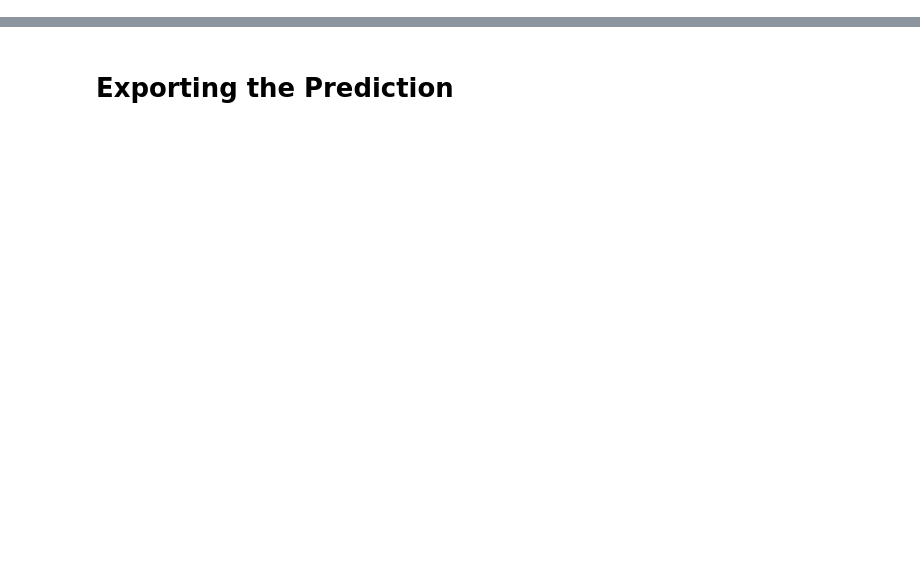
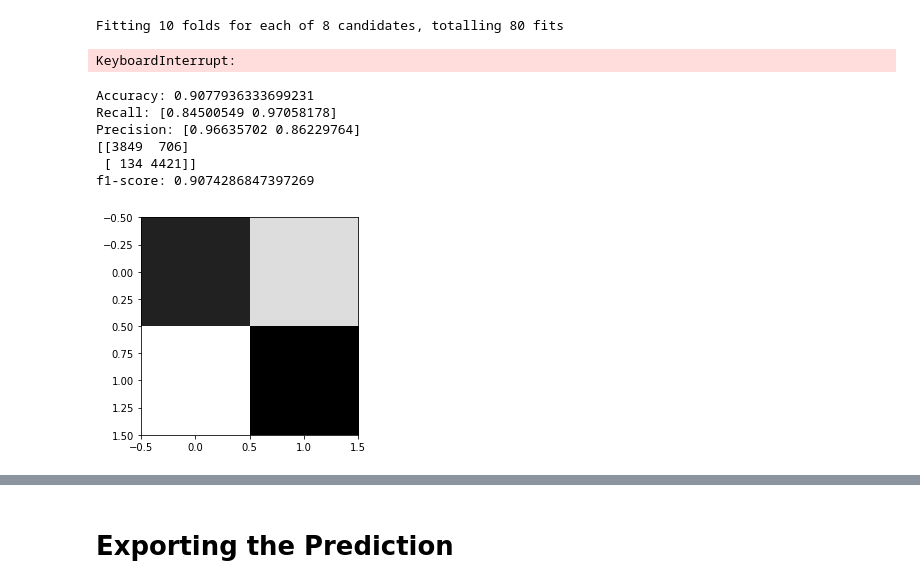
Before and after one commit to rdev12/Customer-Attrition-Prediction, a Jupyter notebook: Customer-Attrition.ipynb, the cells around one changed output, grey strips where cells are left out. Saved outputs shown, nothing was run; the diff lists cells and outputs as text; code cells hidden in the pictures; blank space fills up the shorter version.

```diff
--- a/Customer-Attrition.ipynb
+++ b/Customer-Attrition.ipynb
@@ -101,17 +131,28 @@ def grid_search(model,parameters):
 from sklearn.model_selection import GridSearchCV
 # %%
 from sklearn.ensemble import RandomForestClassifier
-clf1 = RandomForestClassifier()
+random = RandomForestClassifier()
 parameters = [{
           'n_estimators' : [250,300],
           'criterion': ['entropy', 'gini'],
           'max_features': ['auto', 'log2']
           }]
-grid_search(clf1, parameters)
+grid_search(random, parameters)
 #eval_model(clf1)
+# %% [output]
+Fitting 10 folds for each of 8 candidates, totalling 80 fits
+KeyboardInterrupt:
 # %%
-clf = RandomForestClassifier()
-eval_model(clf1)
+random = RandomForestClassifier()
+eval_model(random)
+# %% [output]
+Accuracy: 0.9077936333699231
+Recall: [0.84500549 0.97058178]
+Precision: [0.96635702 0.86229764]
+[[3849  706]
+ [ 134 4421]]
+f1-score: 0.9074286847397269
+[figure, added]
 # %%
 from imblearn.ensemble import BalancedRandomForestClassifier
 brf = BalancedRandomForestClassifier()
```
Also changed, not shown: parts of 16 cells of this notebook.
